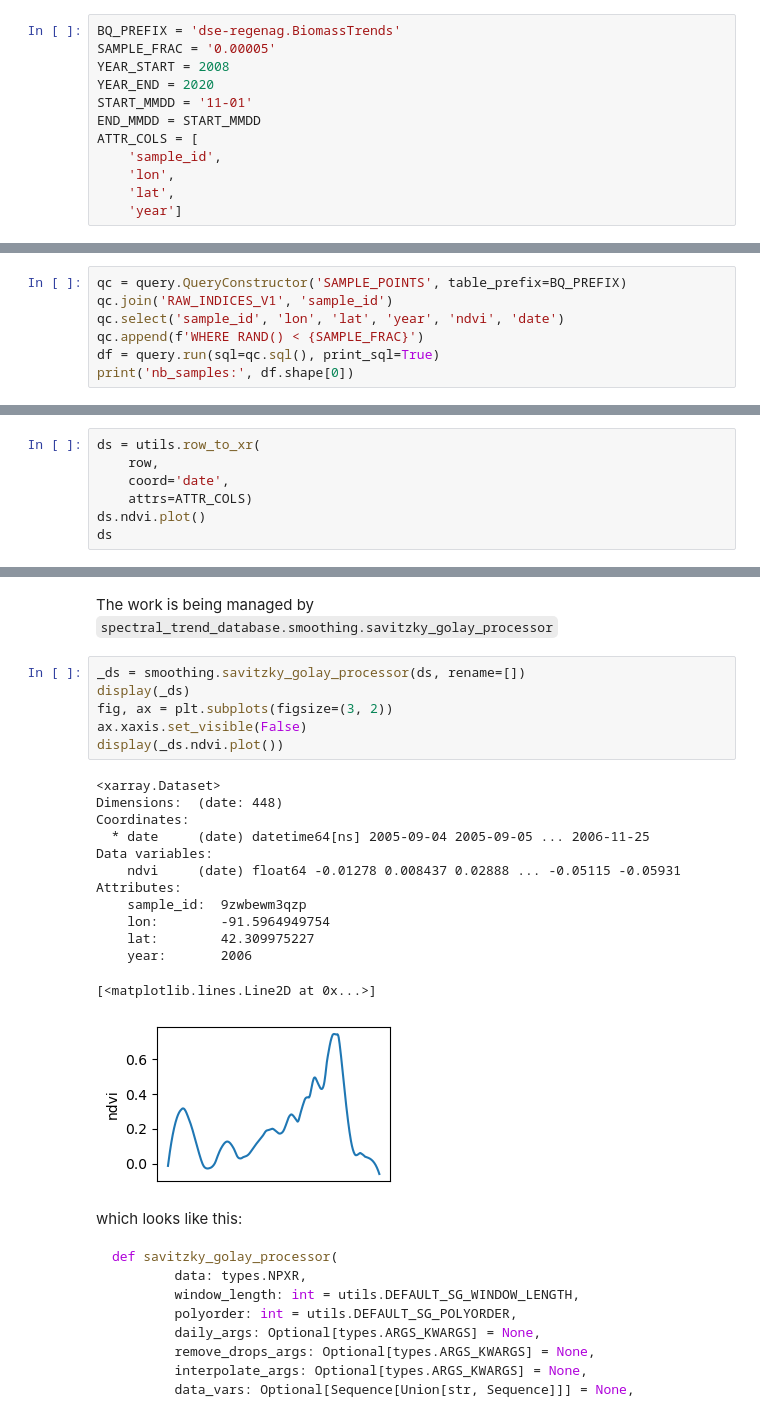
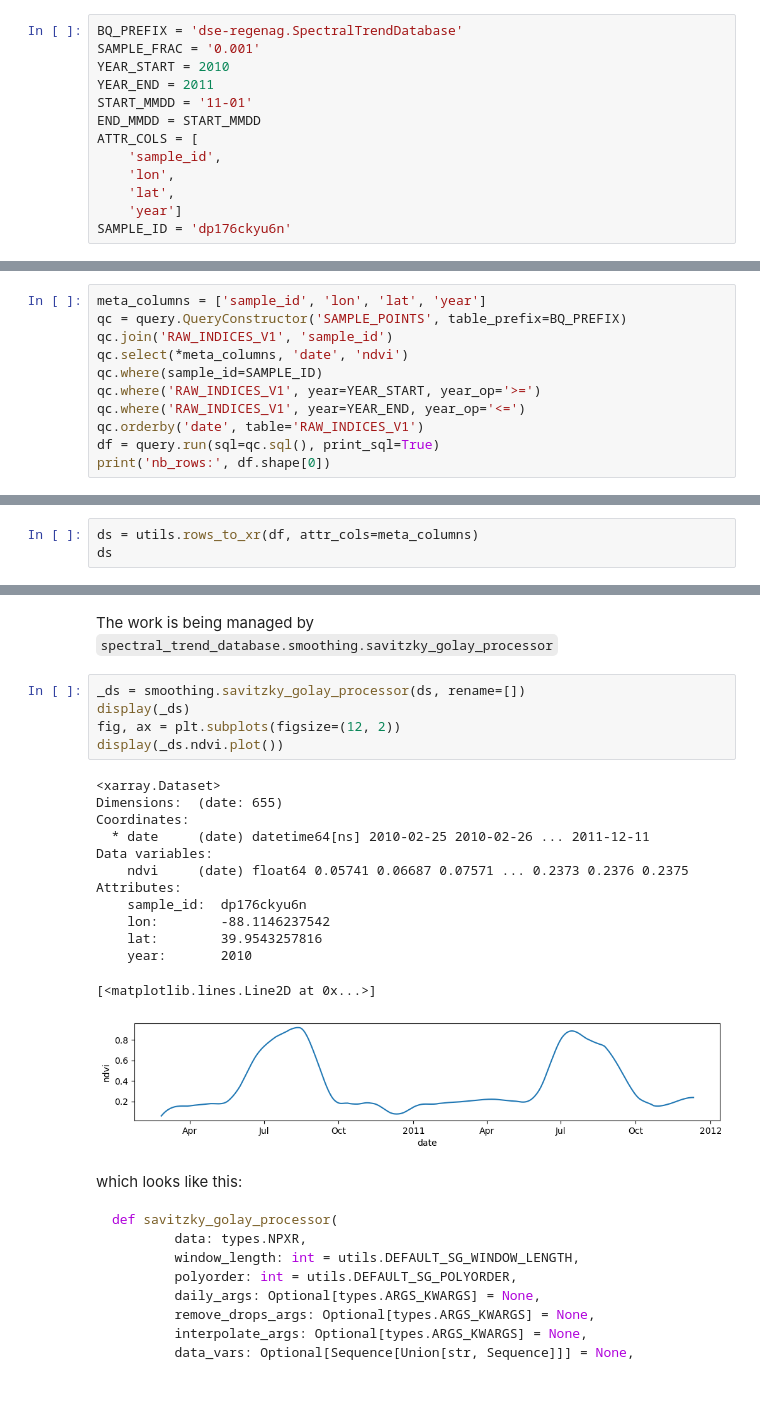
Before and after one commit to SchmidtDSE/spectral_trend_database, a Jupyter notebook: nb/public/smoothing.ipynb, the cells around one changed output, grey strips where cells are left out. Saved outputs shown, nothing was run; the diff lists cells and outputs as text; blank space fills up the shorter version.

```diff
--- a/nb/public/smoothing.ipynb
+++ b/nb/public/smoothing.ipynb
@@ -37,10 +36,10 @@ from spectral_trend_database import types
 
 ### CONFIG
 # %%
-BQ_PREFIX = 'dse-regenag.BiomassTrends'
-SAMPLE_FRAC = '0.00005'
-YEAR_START = 2008
-YEAR_END = 2020
+BQ_PREFIX = 'dse-regenag.SpectralTrendDatabase'
+SAMPLE_FRAC = '0.001'
+YEAR_START = 2010
+YEAR_END = 2011
 START_MMDD = '11-01'
 END_MMDD = START_MMDD
 ATTR_COLS = [
@@ -48,6 +47,7 @@ ATTR_COLS = [
     'lon',
     'lat',
     'year']
+SAMPLE_ID = 'dp176ckyu6n'
 # %% [markdown]
 
 ---
@@ -76,8 +74,12 @@ a. select a small number of sample ids
 # %%
+meta_columns = ['sample_id', 'lon', 'lat', 'year']
 qc = query.QueryConstructor('SAMPLE_POINTS', table_prefix=BQ_PREFIX)
 qc.join('RAW_INDICES_V1', 'sample_id')
-qc.select('sample_id', 'lon', 'lat', 'year', 'ndvi', 'date')
-qc.append(f'WHERE RAND() < {SAMPLE_FRAC}')
+qc.select(*meta_columns, 'date', 'ndvi')
+qc.where(sample_id=SAMPLE_ID)
+qc.where('RAW_INDICES_V1', year=YEAR_START, year_op='>=')
+qc.where('RAW_INDICES_V1', year=YEAR_END, year_op='<=')
+qc.orderby('date', table='RAW_INDICES_V1')
 df = query.run(sql=qc.sql(), print_sql=True)
-print('nb_samples:', df.shape[0])
+print('nb_rows:', df.shape[0])
 # %% [output]
@@ -97,9 +92,5 @@ Name: 5, dtype: object
 # %%
-ds = utils.row_to_xr(
-    row,
-    coord='date',
-    attrs=ATTR_COLS)
-ds.ndvi.plot()
+ds = utils.rows_to_xr(df, attr_cols=meta_columns)
 ds
 # %% [output]
 <xarray.Dataset>
@@ -119,23 +109,22 @@ The work is being managed by `spectral_trend_database.smoothing.savitzky_golay_p
 # %%
 _ds = smoothing.savitzky_golay_processor(ds, rename=[])
 display(_ds)
-fig, ax = plt.subplots(figsize=(3, 2))
-ax.xaxis.set_visible(False)
+fig, ax = plt.subplots(figsize=(12, 2))
 display(_ds.ndvi.plot())
 # %% [output]
 <xarray.Dataset>
-Dimensions:  (date: 448)
+Dimensions:  (date: 655)
 Coordinates:
-  * date     (date) datetime64[ns] 2005-09-04 2005-09-05 ... 2006-11-25
+  * date     (date) datetime64[ns] 2010-02-25 2010-02-26 ... 2011-12-11
 Data variables:
-    ndvi     (date) float64 -0.01278 0.008437 0.02888 ... -0.05115 -0.05931
+    ndvi     (date) float64 0.05741 0.06687 0.07571 ... 0.2373 0.2376 0.2375
 Attributes:
-    sample_id:  9zwbewm3qzp
-    lon:        -91.5964949754
-    lat:        42.309975227
-    year:       2006
+    sample_id:  dp176ckyu6n
+    lon:        -88.1146237542
+    lat:        39.9543257816
+    year:       2010
 [<matplotlib.lines.Line2D at 0x...>]
-[figure, old version]
+[figure, new version]
 # %% [markdown]
 which looks like this:
 
```
Also changed, not shown: parts of 11 cells of this notebook, 1 other file.
